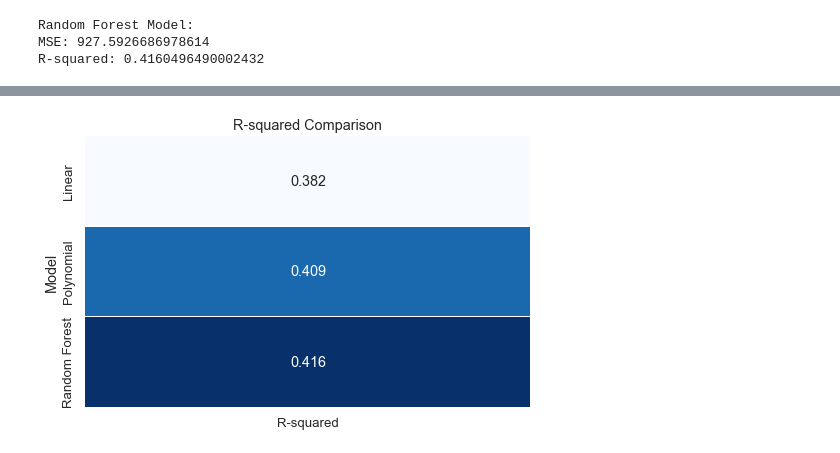
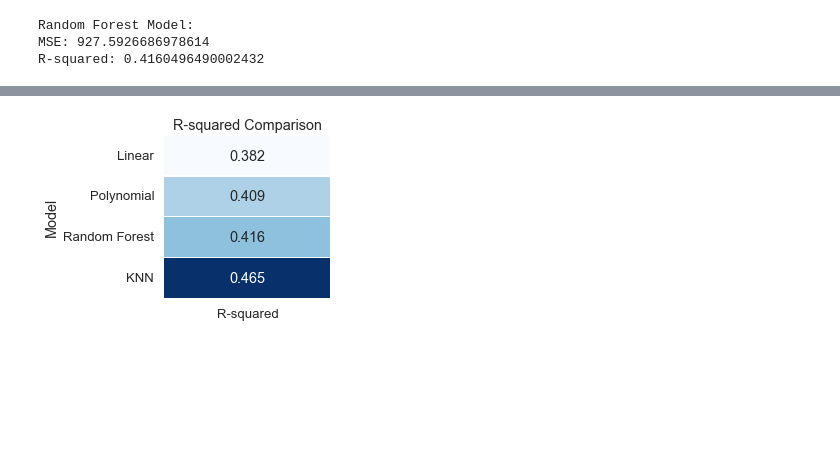
Before and after one commit to Finer-Things/2023_Erdos_Institute_Bootcamp_Education, a Jupyter notebook: Modeling/linear_regression_random_forest.ipynb, the cells around one changed output, grey strips where cells are left out. Cells and saved outputs as stored; diff of their text form; code cells hidden in the pictures; blank space fills up the shorter version.

```diff
--- a/Modeling/linear_regression_random_forest.ipynb
+++ b/Modeling/linear_regression_random_forest.ipynb
@@ -529,32 +522,35 @@ plt.show()
 # %%
 import pandas as pd
 import seaborn as sns
 import matplotlib.pyplot as plt
 from sklearn.metrics import mean_squared_error, r2_score
 
 # Assuming you have the metrics calculated as described in your question
 linear_mse = 982.4431701470572
 linear_r2 = 0.3815194390765989
 
 poly_mse = 939.494179150774
 poly_r2 = 0.4085572534251879
 
 rf_mse = 927.5926686978614
 rf_r2 = 0.4160496490002432
 
+knn_mse = 850.2324944056938
+knn_r2 = 0.46475044457113623
+
 # Create a DataFrame
 data = {
-    'Model': ['Linear', 'Polynomial', 'Random Forest'],
-    'R-squared': [linear_r2, poly_r2, rf_r2]
+    'Model': ['Linear', 'Polynomial', 'Random Forest', 'KNN'],
+    'R-squared': [linear_r2, poly_r2, rf_r2, knn_r2]
 }
 
 df = pd.DataFrame(data)
 
 # Plot the table using seaborn
-plt.figure(figsize=(8, 5))
+plt.figure(figsize=(3, 3))
 sns.set(font_scale=1.2)  # Adjust font size
 sns.heatmap(df.set_index('Model'), annot=True, fmt=".3f", cmap="Blues", linewidths=.3, cbar=False)
 plt.title('R-squared Comparison')
 plt.show()
 # %% [output]
-[figure, old version]
+[figure, new version]
```
Also changed, not shown: parts of 10 cells of this notebook.
